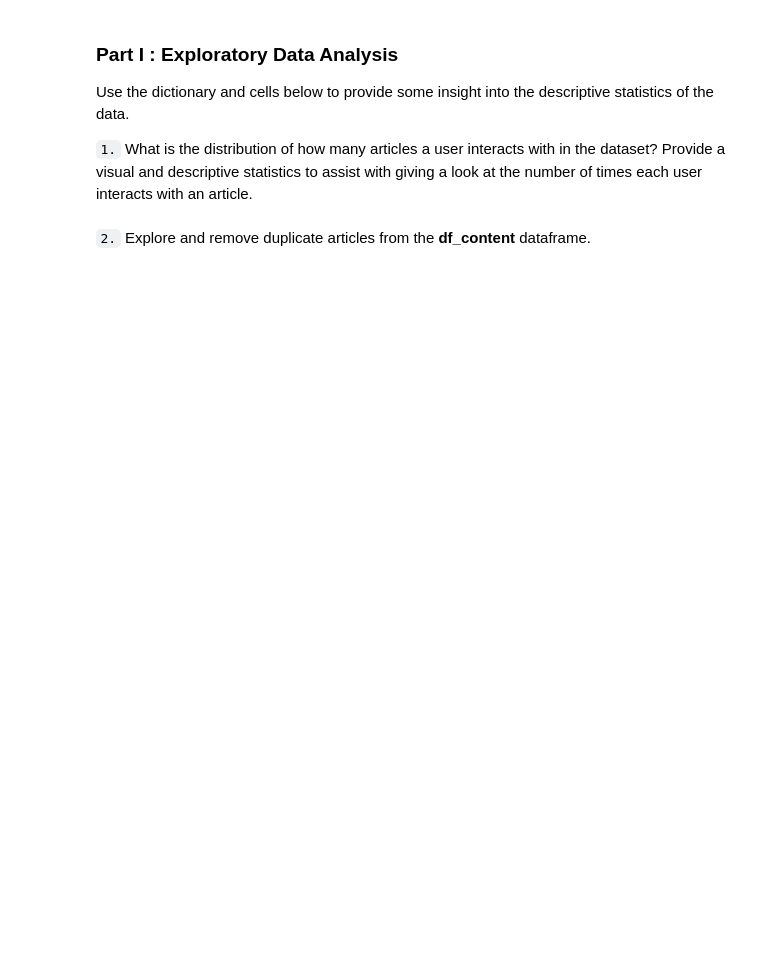
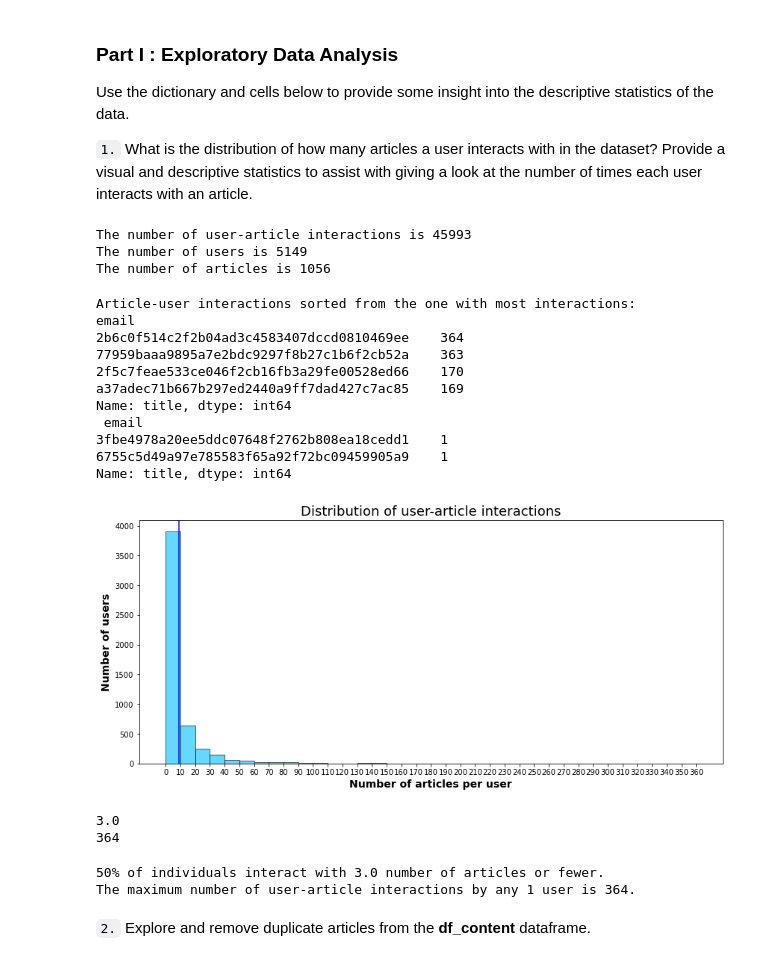
Before and after one commit to pedflotor/Data-Scientist-Nanodegree, a Jupyter notebook: Experimental Design & Recommendations/Recommendations with IBM/Recommendations_with_IBM.ipynb, the cells around one changed output. Cells and saved outputs as stored; diff of their text form; code cells hidden in the pictures; blank space fills up the shorter version.

```diff
--- a/Experimental Design & Recommendations/Recommendations with IBM/Recommendations_with_IBM.ipynb
+++ b/Experimental Design & Recommendations/Recommendations with IBM/Recommendations_with_IBM.ipynb
@@ -44,11 +58,62 @@ df_content.head()
 Use the dictionary and cells below to provide some insight into the descriptive statistics of the data.
 
 `1.` What is the distribution of how many articles a user interacts with in the dataset?  Provide a visual and descriptive statistics to assist with giving a look at the number of times each user interacts with an article.
+# %%
+print("The number of user-article interactions is", df.shape[0])
+print("The number of users is", df.email.unique().shape[0])
+print("The number of articles is", df_content.shape[0])
+# %% [output]
+The number of user-article interactions is 45993
+The number of users is 5149
+The number of articles is 1056
+# %%
+print("Article-user interactions sorted from the one with most interactions:")
+article_user_interactions = df.groupby('email').count()['title'].sort_values(ascending=False)
+print(article_user_interactions.head(4), '\n', article_user_interactions.tail(2), '\n')
+
+n_bins = np.arange(article_user_interactions.min()-1,article_user_interactions.max(),10)
+
+plt.figure(figsize = (14,6))
+plt.hist(article_user_interactions, bins = n_bins, alpha=0.6, histtype='bar', ec='black', color = "deepskyblue");
+plt.title('Distribution of user-article interactions', fontsize=18)
+plt.xlabel('Number of articles per user', fontsize=14, fontweight='bold')
+plt.ylabel('Number of users', fontsize=14, fontweight='bold')
+plt.axvline(x = article_user_interactions.mean(),color = 'blue')
+plt.xticks(n_bins)
+plt.show()
+# %% [output]
+Article-user interactions sorted from the one with most interactions:
+email
+2b6c0f514c2f2b04ad3c4583407dccd0810469ee    364
+77959baaa9895a7e2bdc9297f8b27c1b6f2cb52a    363
+2f5c7feae533ce046f2cb16fb3a29fe00528ed66    170
+a37adec71b667b297ed2440a9ff7dad427c7ac85    169
+Name: title, dtype: int64
+ email
+3fbe4978a20ee5ddc07648f2762b808ea18cedd1    1
+6755c5d49a97e785583f65a92f72bc09459905a9    1
+Name: title, dtype: int64
+[figure, added]
+# %%
+median_val = article_user_interactions.median()
+print(median_val)
+
+max_views_by_user = article_user_interactions.max()
+print(max_views_by_user)
+# %% [output]
+3.0
+364
 # %%
 # Fill in the median and maximum number of user_article interactios below
 
-median_val = # 50% of individuals interact with ____ number of articles or fewer.
-max_views_by_user = # The maximum number of user-article interactions by any 1 user is ______.
+median_val = 3.0 # 50% of individuals interact with ____ number of articles or fewer.
+max_views_by_user = 364 # The maximum number of user-article interactions by any 1 user is ______.
+
+print("50% of individuals interact with {} number of articles or fewer.".format(median_val))
+print("The maximum number of user-article interactions by any 1 user is {}.".format(max_views_by_user))
+# %% [output]
+50% of individuals interact with 3.0 number of articles or fewer.
+The maximum number of user-article interactions by any 1 user is 364.
 # %% [markdown]
 `2.` Explore and remove duplicate articles from the **df_content** dataframe.
 # %%
```
Also changed, not shown: parts of 43 cells of this notebook.
